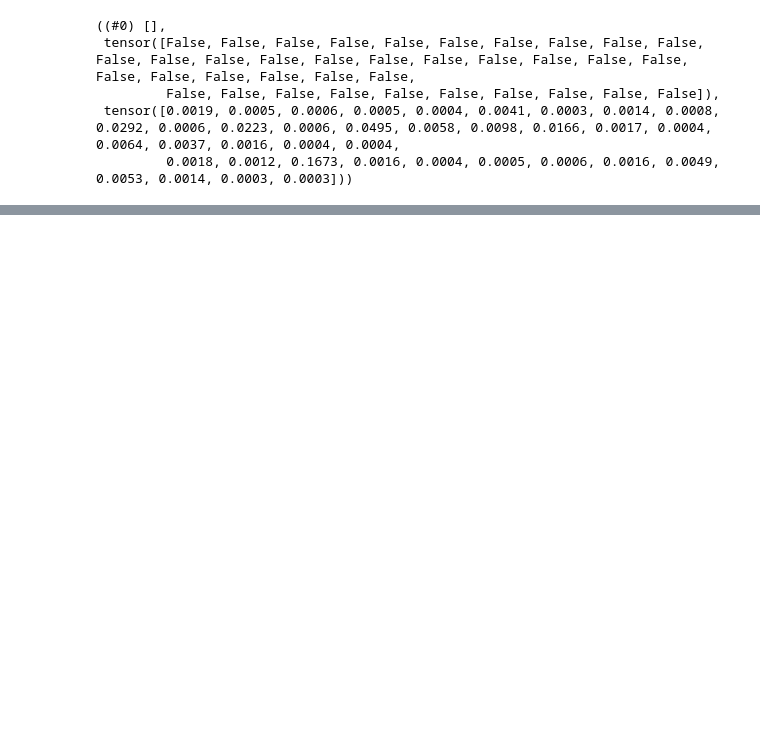
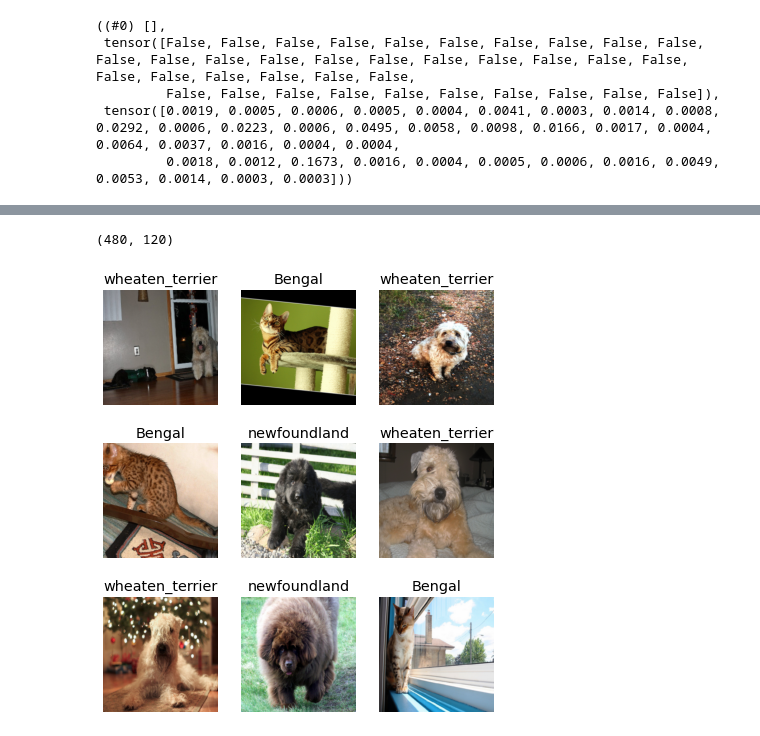
Before and after one commit to rkishore/fastai2020-coursev4, a Jupyter notebook: nbs/06_pets_multi.ipynb, the cells around one changed output, grey strips where cells are left out. Drawn from its saved outputs; the diff is of its cells as text; code cells hidden in the pictures; blank space fills up the shorter version.

Commit message:
Adding text for the blog while also adding results with lower number of trained classes to compare with the bears dataset

```diff
--- a/nbs/06_pets_multi.ipynb
+++ b/nbs/06_pets_multi.ipynb
@@ -234,0 +365,2 @@ Superb! No prediction crossed the high threshold set and if you look at the acti
+# %%
+three_class_info = L([item for item in fns if "Bengal" in item.name or "wheaten_terrier" in item.name or "newfoundland" in item.name])
@@ -234,0 +379,22 @@ Superb! No prediction crossed the high threshold set and if you look at the acti
+# %%
+def get_three_class_images(path, recurse=True, folders = None):
+    fns = get_image_files(path)
+    three_class_info = L([item for item in fns if "Bengal" in item.name or "wheaten_terrier" in item.name or "newfoundland" in item.name])
+    return three_class_info
+# %%
+three_class_pets_multi = DataBlock(blocks = (ImageBlock, MultiCategoryBlock),
+                                   get_items = get_three_class_images,
+                                   splitter=RandomSplitter(valid_pct=0.2, seed=42),
+                                   get_y=Pipeline([label_func, lambda label: [label]]),
+                                   item_tfms=RandomResizedCrop(460, min_scale=0.75),
+                                   batch_tfms=[*aug_transforms(size=224, max_warp=0), Normalize.from_stats(*imagenet_stats)])
+# %%
+three_class_dls_multi = three_class_pets_multi.dataloaders(path/"images", bs=32)
+# %%
+len(three_class_dls_multi.train_ds), len(three_class_dls_multi.valid_ds)
+# %% [output]
+(480, 120)
+# %%
+three_class_dls_multi.show_batch(max_n=9, figsize=(7,8))
+# %% [output]
+[figure, added]
```
Also changed, not shown: parts of 43 cells of this notebook.
